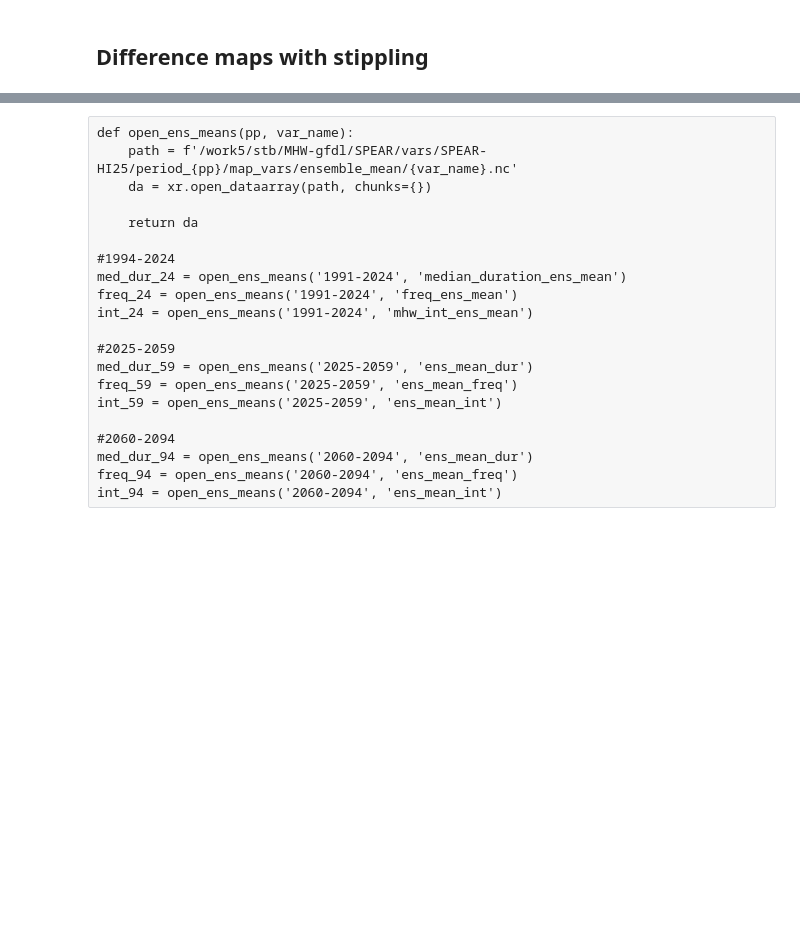
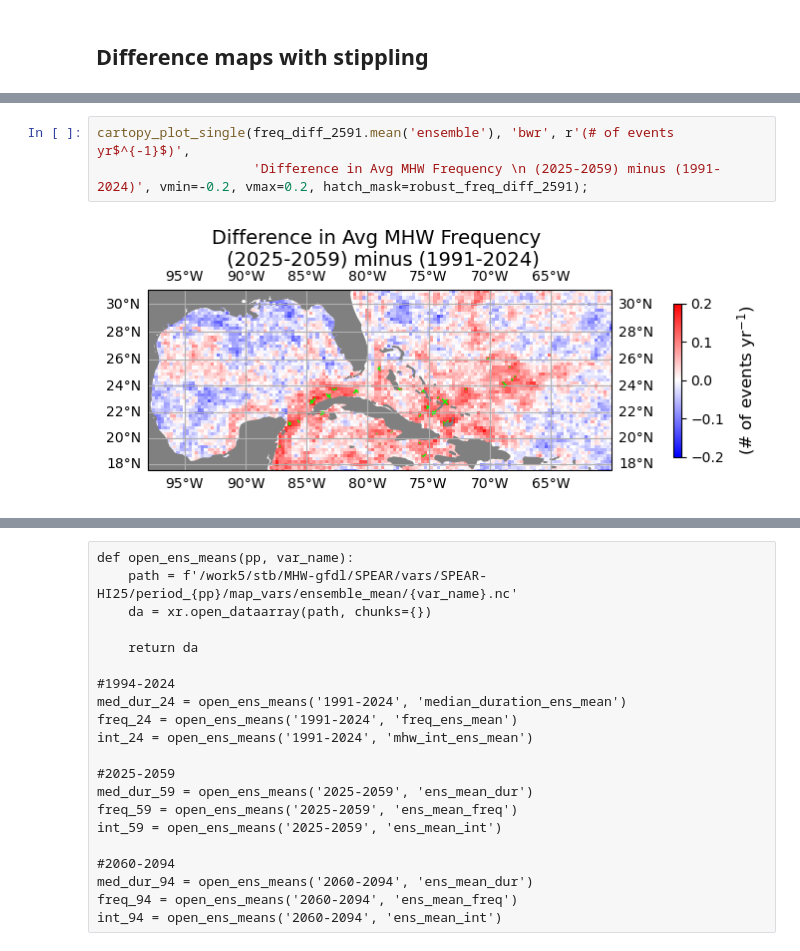
Before and after one commit to shanicetbailey/MHW-gfdl, a Jupyter notebook: 1c0_define-MHW-SPEAR-hi25.ipynb.ipynb, the cells around one changed output, grey strips where cells are left out. Saved outputs shown, nothing was run; the diff lists cells and outputs as text; blank space fills up the shorter version.

```diff
--- a/1c0_define-MHW-SPEAR-hi25.ipynb.ipynb
+++ b/1c0_define-MHW-SPEAR-hi25.ipynb.ipynb
@@ -543,0 +443,5 @@ robust_freq_diff_2591.plot()#.contourf(levels=np.arange(-1,1.5,0.5), hatches=['.
+# %%
+cartopy_plot_single(freq_diff_2591.mean('ensemble'), 'bwr', r'(# of events yr$^{-1}$)',
+                    'Difference in Avg MHW Frequency \n (2025-2059) minus (1991-2024)', vmin=-0.2, vmax=0.2, hatch_mask=robust_freq_diff_2591);
+# %% [output]
+[figure, added]
```
Also changed, not shown: parts of 19 cells of this notebook.
